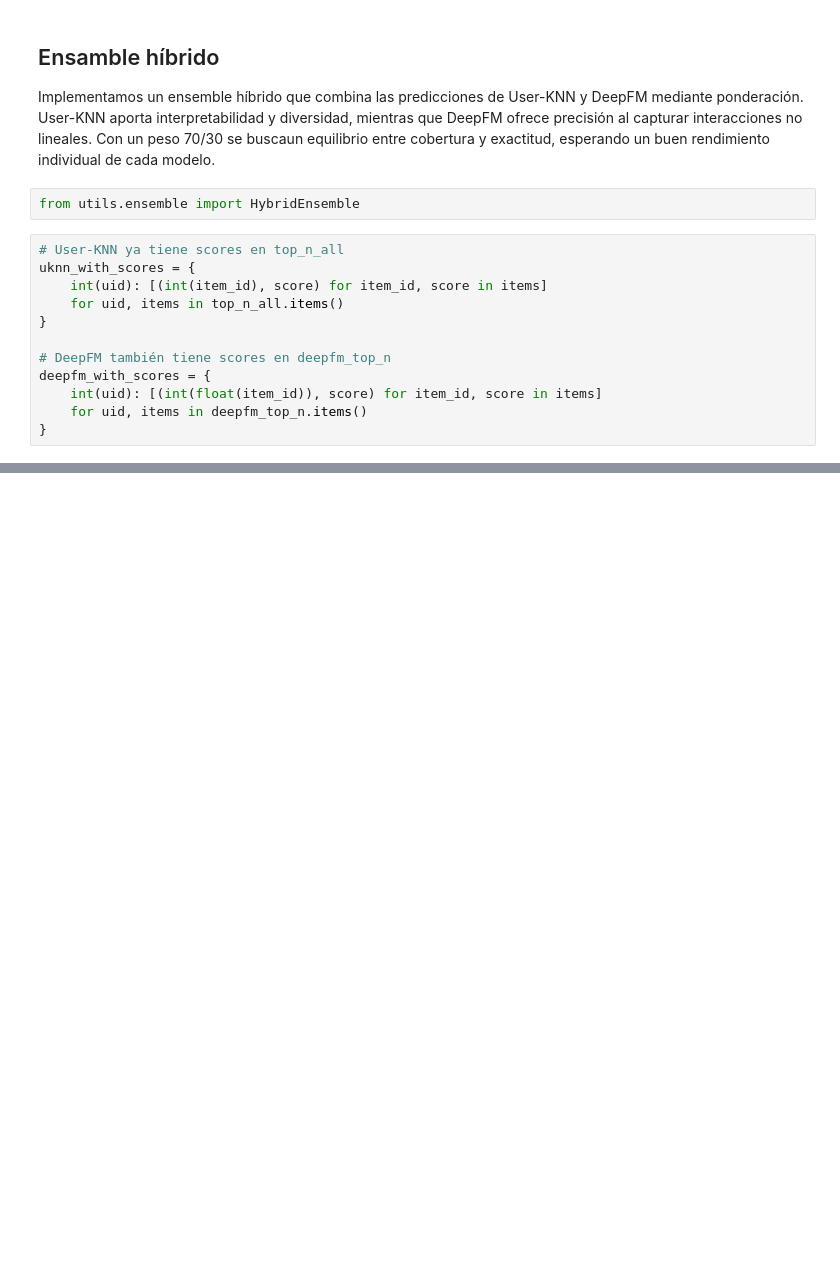
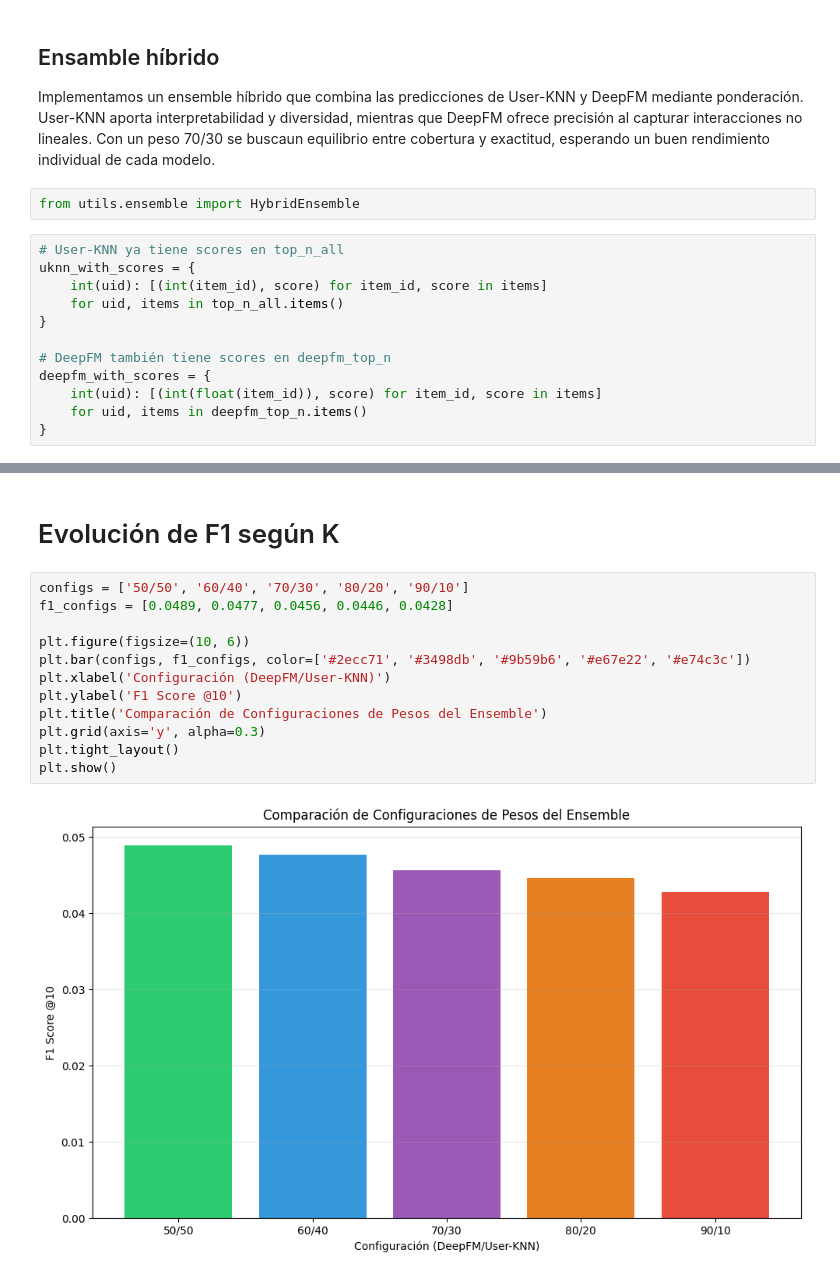
Before and after one commit to joanbrr/proyecto-RecSys-2025, a Jupyter notebook: src/Baselines.ipynb, the cells around one changed output, grey strips where cells are left out. Drawn from its saved outputs; the diff is of its cells as text; blank space fills up the shorter version.

```diff
--- a/src/Baselines.ipynb
+++ b/src/Baselines.ipynb
@@ -463,0 +651,16 @@ F1:
+# %% [markdown]
+# Evolución de F1 según K
+# %%
+configs = ['50/50', '60/40', '70/30', '80/20', '90/10']
+f1_configs = [0.0489, 0.0477, 0.0456, 0.0446, 0.0428]
+
+plt.figure(figsize=(10, 6))
+plt.bar(configs, f1_configs, color=['#2ecc71', '#3498db', '#9b59b6', '#e67e22', '#e74c3c'])
+plt.xlabel('Configuración (DeepFM/User-KNN)')
+plt.ylabel('F1 Score @10')
+plt.title('Comparación de Configuraciones de Pesos del Ensemble')
+plt.grid(axis='y', alpha=0.3)
+plt.tight_layout()
+plt.show()
+# %% [output]
+[figure, added]
```
Also changed, not shown: parts of 21 cells of this notebook, 1 other file.
